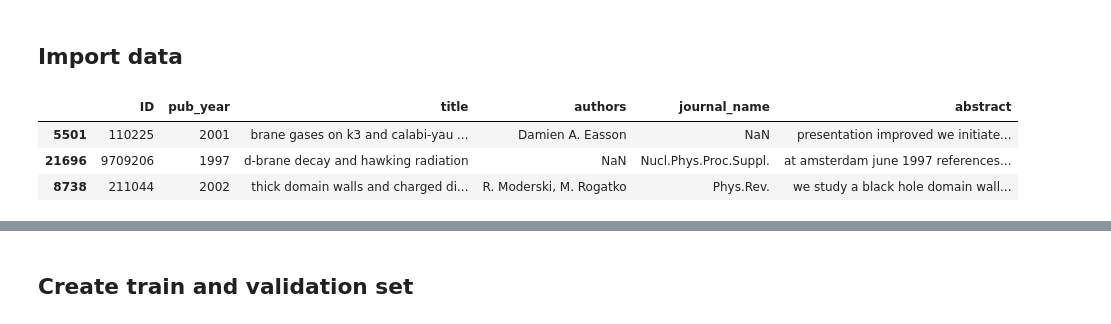
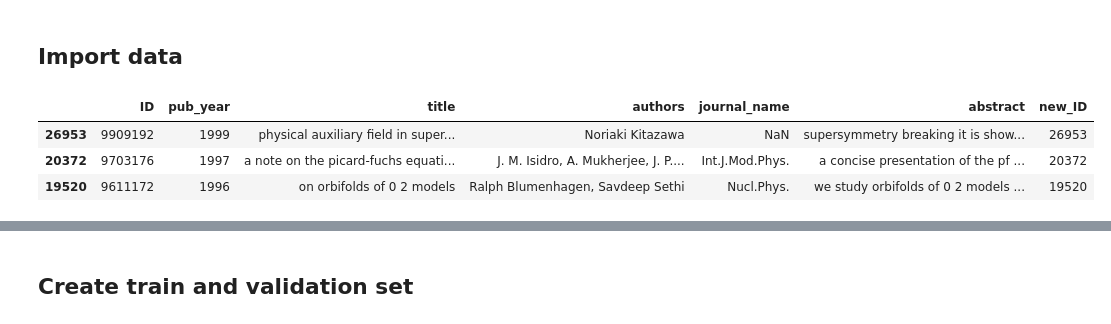
Before and after one commit to timrio/MLNS_Kaggle_Challenge, a Jupyter notebook: notebook_tim_explo.ipynb, the cells around one changed output, grey strips where cells are left out. Drawn from its saved outputs; the diff is of its cells as text; code cells hidden in the pictures.

```diff
--- a/notebook_tim_explo.ipynb
+++ b/notebook_tim_explo.ipynb
@@ -114,9 +114,11 @@ def generate_samples(graph, train_set_ratio):
 # %%
 information_df = pd.read_csv(information_path, header=None)
 information_df.columns = ["ID",'pub_year','title','authors','journal_name','abstract']
+### !!!! We have to use new index starting from 0 because of the implementation of karate-club library
+information_df = information_df.assign(new_ID = [i for i in range(information_df.shape[0])])
 information_df.sample(3)
 # %% [output]
-|  | ID | pub_year | title | authors | journal_name | abstract |
-| 5501 | 110225 | 2001 | brane gases on k3 and calabi-yau ... | Damien A. Easson | NaN | presentation improved we initiate... |
-| 21696 | 9709206 | 1997 | d-brane decay and hawking radiation | NaN | Nucl.Phys.Proc.Suppl. | at amsterdam june 1997 references... |
-| 8738 | 211044 | 2002 | thick domain walls and charged di... | R. Moderski, M. Rogatko | Phys.Rev. | we study a black hole domain wall... |
+|  | ID | pub_year | title | authors | journal_name | abstract | new_ID |
+| 26953 | 9909192 | 1999 | physical auxiliary field in super... | Noriaki Kitazawa | NaN | supersymmetry breaking it is show... | 26953 |
+| 20372 | 9703176 | 1997 | a note on the picard-fuchs equati... | J. M. Isidro, A. Mukherjee, J. P.... | Int.J.Mod.Phys. | a concise presentation of the pf ... | 20372 |
+| 19520 | 9611172 | 1996 | on orbifolds of 0 2 models | Ralph Blumenhagen, Savdeep Sethi | Nucl.Phys. | we study orbifolds of 0 2 models ... | 19520 |
```
Also changed, not shown: parts of 28 cells of this notebook.
